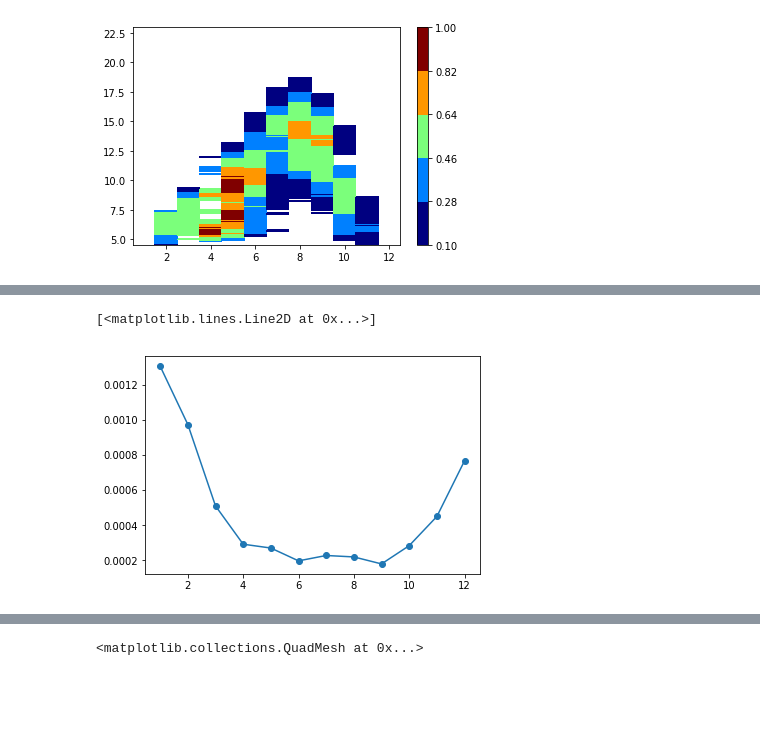
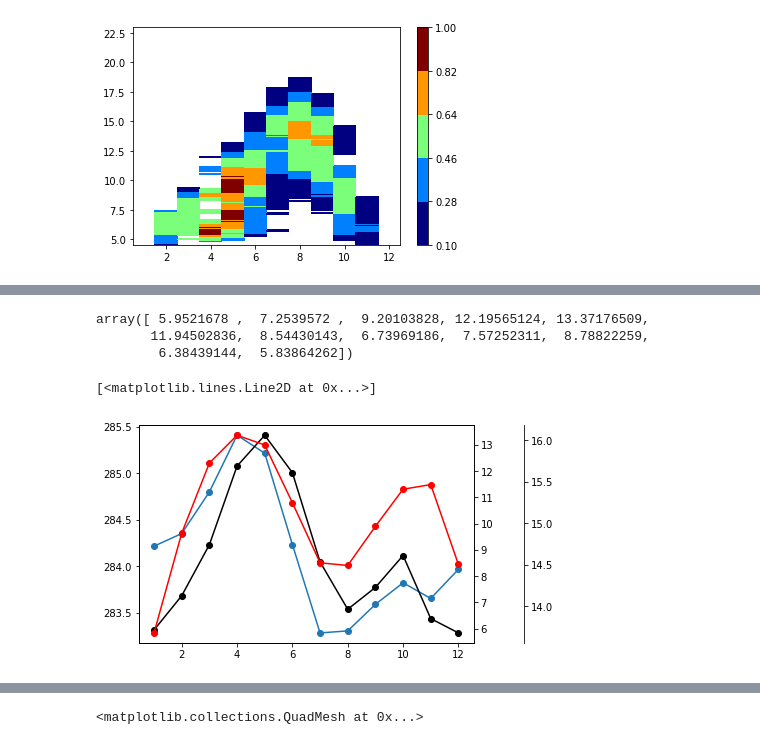
Before and after one commit to cornkle/proj_CEH, a Jupyter notebook: notebooks/CLOVER_OBS_fig1_ERA5.ipynb, the cells around one changed output, grey strips where cells are left out. Saved outputs shown, nothing was run; the diff lists cells and outputs as text; code cells hidden in the pictures; blank space fills up the shorter version.

```diff
--- a/notebooks/CLOVER_OBS_fig1_ERA5.ipynb
+++ b/notebooks/CLOVER_OBS_fig1_ERA5.ipynb
@@ -307,9 +342,2 @@ test = era_pl.sel(longitude=slice(-12,15), latitude=slice(5,8)).sel(level=slice(
 # %%
-mean = test.mean(['longitude']).groupby('time.month').max('latitude').groupby('time.month').std('time')
+cmean_coll = ccover['tir'].sel(lat=slice(5,8), lon=slice(-12,10)).mean(['lon']).groupby('time.month').max('lat').groupby('time.month').mean('time')
-# %%
-mean = test.mean(['longitude']).groupby('time.month').max('latitude').groupby('time.month').std('time')
-# %%
-plt.plot(range(1,13),mean['q'], '-o')
-# %% [output]
-[<matplotlib.lines.Line2D at 0x...>]
-[figure, removed]
@@ -315,0 +346,18 @@ plt.plot(range(1,13),mean['q'], '-o')
+# %%
+ws_shear[0]
+# %% [output]
+array([ 5.9521678 ,  7.2539572 ,  9.20103828, 12.19565124, 13.37176509,
+       11.94502836,  8.54430143,  6.73969186,  7.57252311,  8.78822259,
+        6.38439144,  5.83864262])
+# %%
+f = plt.figure()
+ax = f.add_subplot(111)
+ax.plot(range(1,13),mean['t'], '-o')
+ax1 = ax.twinx()
+ax1.plot(range(1,13),ws_shear[0], '-ko')
+ax2 = ax.twinx()
+ax2.spines["right"].set_position(("axes", 1.15))
+ax2.plot(range(1,13),mean1['q']*1000, '-ro')
+# %% [output]
+[<matplotlib.lines.Line2D at 0x...>]
+[figure, added]
```
Also changed, not shown: parts of 14 cells of this notebook, 14 other files.
